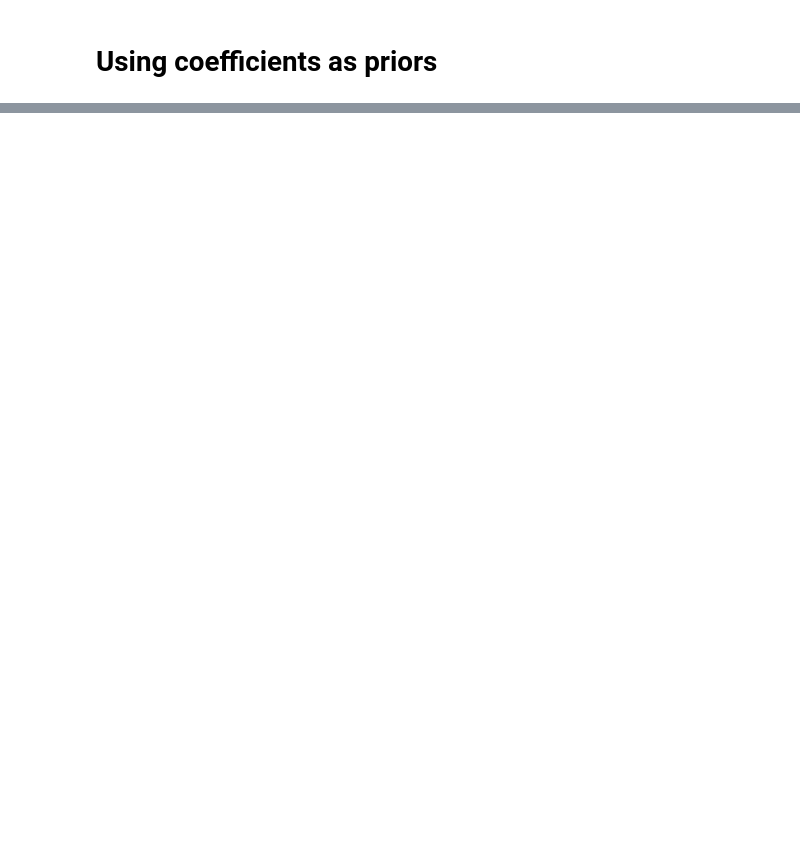
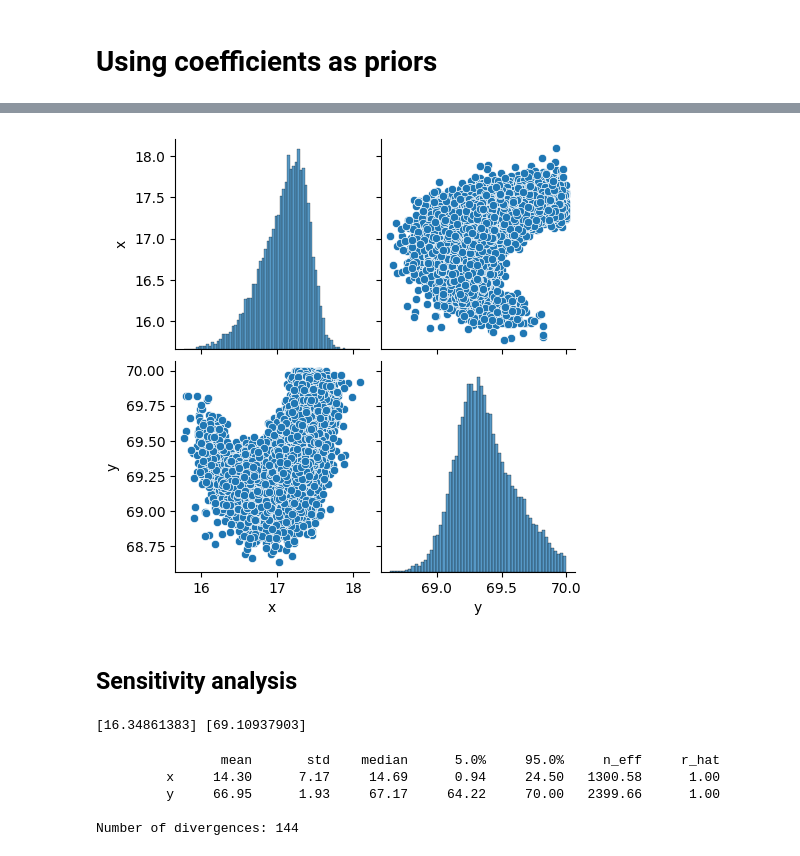
Before and after one commit to JJMinton/combustible_bayes, a Jupyter notebook: notebooks/correlated_latent.ipynb, the cells around one changed output, grey strips where cells are left out. Saved outputs shown, nothing was run; the diff lists cells and outputs as text; code cells hidden in the pictures; blank space fills up the shorter version.

```diff
--- a/notebooks/correlated_latent.ipynb
+++ b/notebooks/correlated_latent.ipynb
@@ -318,0 +359,46 @@ sns.pairplot(pd.DataFrame(posterior), x_vars=vars, y_vars=vars);
+# %%
+# Pairs plot
+import seaborn as sns
+
+posterior = mcmc.get_samples()
+vars = ["x", "y"]
+sns.pairplot(pd.DataFrame(posterior), x_vars=vars, y_vars=vars);
+# %% [output]
+[figure, added]
+# %% [markdown]
+## Sensitivity analysis
+# %%
+rng = np.random.default_rng(8)
+edge_test = generate_data(num_tags=1, num_reads=4, noise_std=4, rng=rng)
+print(edge_test.x.unique(), edge_test.y.unique())
+# %% [output]
+[16.34861383] [69.10937903]
+# %%
+mcmc = MCMC(
+    kernel,
+    num_warmup=2000,
+    num_samples=10000,
+    num_chains = 2
+)
+mcmc.run(
+    rng_key_,
+    log_freq=edge_test.log_freq.values,
+    obs_signal_loss=edge_test.obs_signal_loss.values,
+    tx_x=edge_test.tx_x.values,
+    tx_y=edge_test.tx_y.values,
+    rx_x=edge_test.rx_x.values,
+    rx_y=edge_test.rx_y.values,
+    mu_distance_coef=mu_distance_coef,
+    sigma_distance_coef=sigma_distance_coef,
+    mu_freq_coef=mu_freq_coef,
+    sigma_freq_coef=sigma_freq_coef,
+    mu_const=mu_const,
+    sigma_const=sigma_const,
+)
+mcmc.print_summary()
+# %% [output]
+                mean       std    median      5.0%     95.0%     n_eff     r_hat
+         x     14.30      7.17     14.69      0.94     24.50   1300.58      1.00
+         y     66.95      1.93     67.17     64.22     70.00   2399.66      1.00
+
+Number of divergences: 144
```
Also changed, not shown: parts of 18 cells of this notebook.
